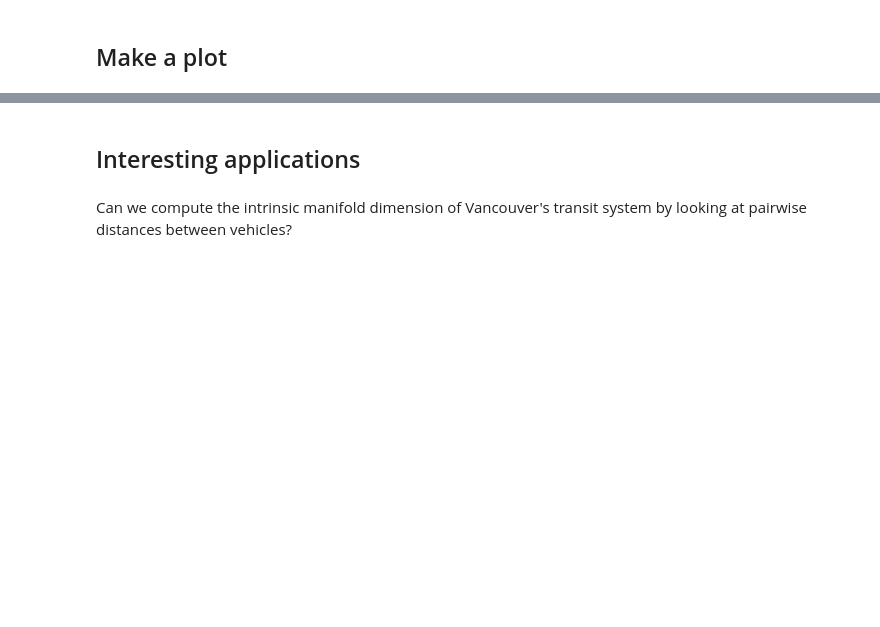
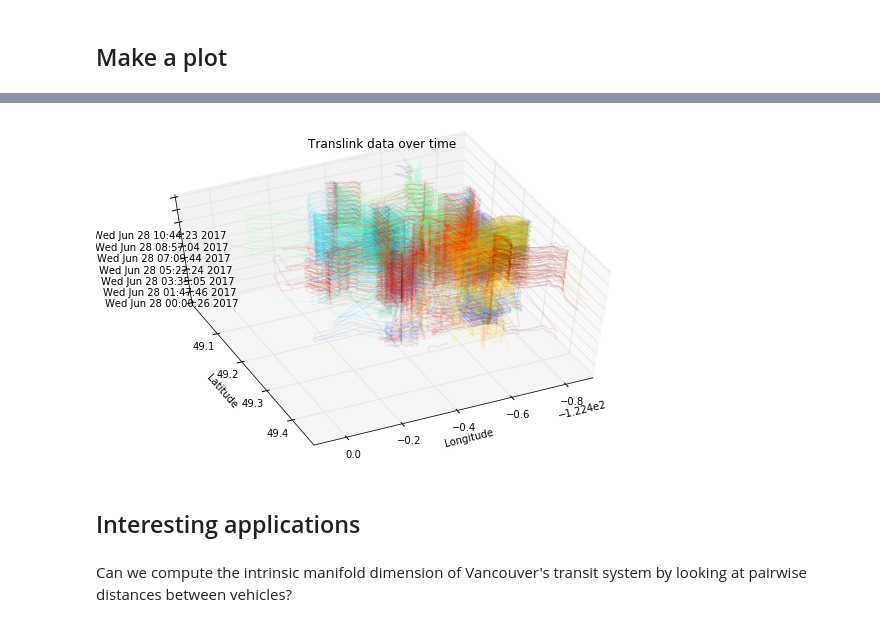
Before and after one commit to asberk/translink, a Jupyter notebook: Reading transit data.ipynb, the cells around one changed output, grey strips where cells are left out. Drawn from its saved outputs; the diff is of its cells as text; code cells hidden in the pictures; blank space fills up the shorter version.

```diff
--- a/Reading transit data.ipynb
+++ b/Reading transit data.ipynb
@@ -77,3 +109,25 @@ plt.title('TransLink data');
+# %%
+# settting a custom colour map
+cmap_vid3d_j28 = colourMapBy(posns_j28, 'vid', alpha=.1)
+
+zTickLabs = [datetime.fromtimestamp(np.round(t)).ctime()
+             for t in np.linspace(posns_j28['ts'].min(),
+                                  posns_j28['ts'].max(), 7)]
+
+fig = plt.figure(figsize=(10,6))
+ax = fig.gca(projection='3d')
+for j, (key, grp) in enumerate(posns_j28.groupby('vid')):
+    ax.plot(grp['lon'].values, grp['lat'].values, grp['ts'].values,
+            color=cmap_vid3d_j28[j,:]);
+ax.set_xlim(lon_min, lon_max)
+ax.set_ylim(lat_min, lat_max)
+ax.set_xlabel('Longitude');
+ax.set_ylabel('Latitude');
+ax.set_zticklabels(zTickLabs)
+plt.title('Translink data over time')
+ax.view_init(55, 65);
+# %% [output]
+[figure, added]
 # %% [markdown]
 ## Interesting applications
 # %% [markdown]
```
Also changed, not shown: parts of 14 cells of this notebook.
